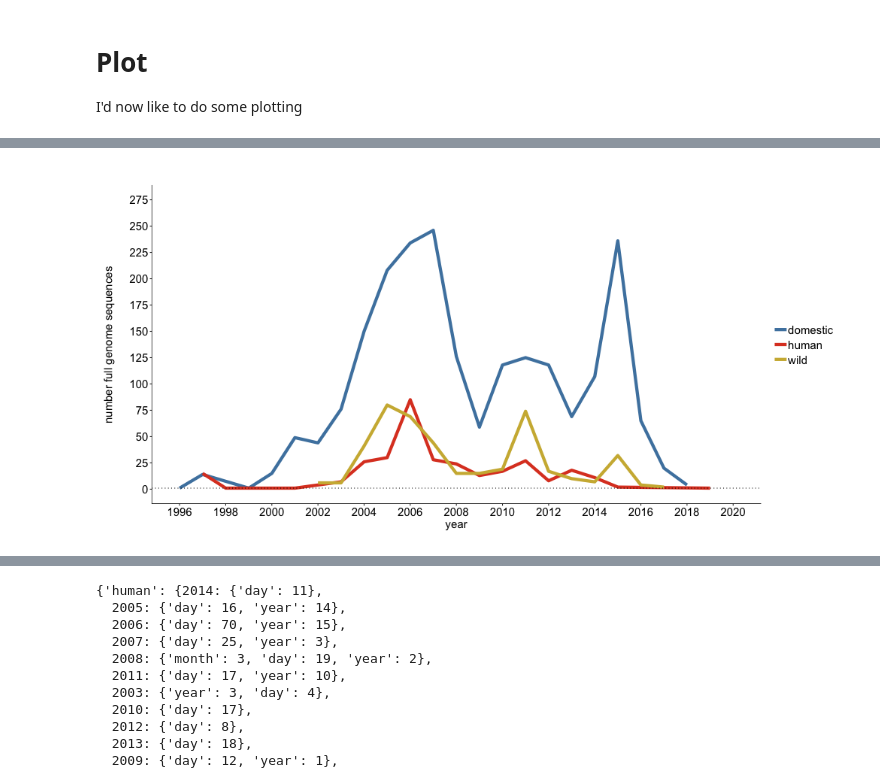
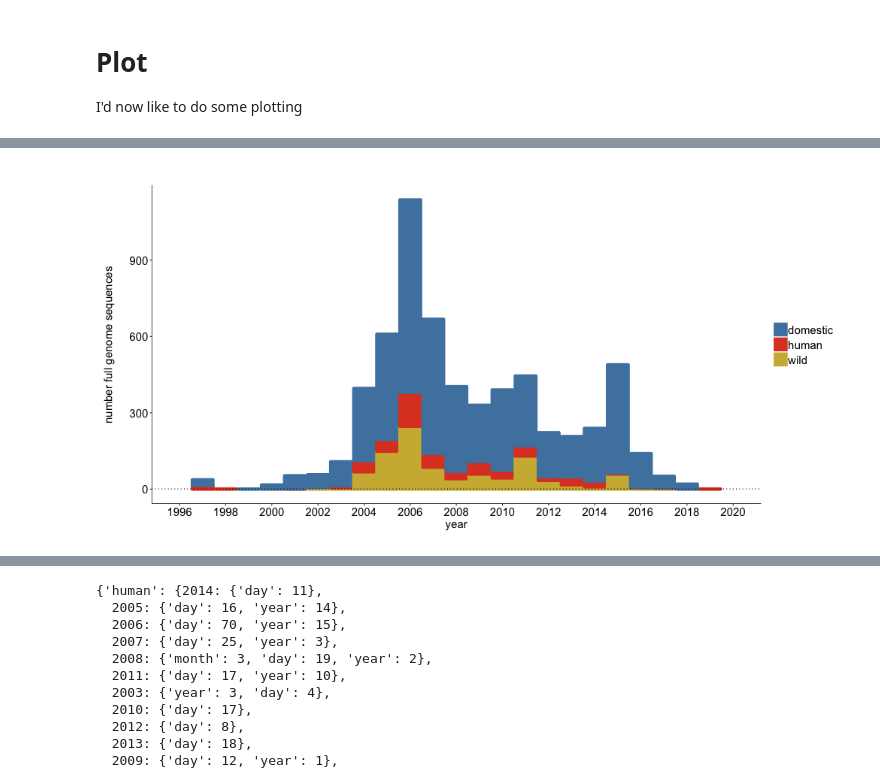
Before and after one commit to lmoncla/h5n1-host-classification, a Jupyter notebook: scripts/summary-statistics-for-avian-dataset.ipynb, the cells around one changed output, grey strips where cells are left out. Drawn from its saved outputs; the diff is of its cells as text; code cells hidden in the pictures.

Commit message:
doing a big update as I resurrect this project and add more data

```diff
--- a/scripts/summary-statistics-for-avian-dataset.ipynb
+++ b/scripts/summary-statistics-for-avian-dataset.ipynb
@@ -21,5 +97,5 @@ I have subsetted down my data to include only full genome sequences. I would now
 # %%
-def read_metadata_file(metadata_file, output_dict):
+def read_metadata_file(metadata_file, output_dict, h5n1_clades_dict, clade_mapping):
 
     with open(metadata_file, "r") as infile:
         for line in infile:
@@ -34,11 +110,18 @@ def read_metadata_file(metadata_file, output_dict):
                 annotation_method = line.split("\t")[14]
                 genbank_id = line.split("\t")[15]
 
+                if strain in h5n1_clades_dict:
+                    clade = h5n1_clades_dict[strain]
+                    clade_group = clade_mapping[clade]
+                else:
+                    clade = "?"
+                    clade_group = "unknown"
 
                 if strain not in output_dict:
                     output_dict[strain] = {"accessions":[accession],"date":date, "region":region, "country":country,
                                        "domestic_wild":domestic_wild,"host_group":host_group,
-                                       "annotation_method":annotation_method,"genbank_id":[genbank_id]}
+                                       "annotation_method":annotation_method,"genbank_id":[genbank_id],
+                                          "clade":clade, "clade_group":clade_group}
                 else:
                     output_dict[strain]['accessions'].append(accession)
                     output_dict[strain]['genbank_id'].append(genbank_id)
@@ -46,12 +129,12 @@ def read_metadata_file(metadata_file, output_dict):
     return(output_dict)
 # %%
 metadata_directory = "/Users/lmoncla/src/h5n1-host-classification/metadata-with-annotations/"
-genes = ['pb2','pb1','pa','ha','np','na','mp','ns']
+genes = ['ha']#['pb2','pb1','pa','ha','np','na','mp','ns']
 all_full_genomes_dict = {}
 
 for g in genes:
-    metadata_file = metadata_directory + "metadata_h5n1_"+g+"-full-genomes-only-2020-10-07.txt"
-    all_full_genomes_dict = read_metadata_file(metadata_file, all_full_genomes_dict)
+    metadata_file = metadata_directory + "metadata_h5n1_"+g+"_final_2020-09-30.tsv"
+    all_full_genomes_dict = read_metadata_file(metadata_file, all_full_genomes_dict, h5n1_clades_dict, clade_mapping)
 # %%
 print(len(all_full_genomes_dict))
 # %% [output]
@@ -58,0 +144,8 @@ print(len(all_full_genomes_dict))
+# %%
+deduped_fasta = "/Users/lmoncla/src/h5n1-host-classification/metadata-with-annotations/sequences_h5n1_ha-full-genomes-only-2020-10-07.fasta"
+#deduped_fasta = "/Users/lmoncla/src/h5n1-host-classification/metadata-with-annotations/sequences_h5n1_ha-full-genomes-deduped-2020-11-16.fasta"
+# %%
+deduped_strains = []
+for seq in SeqIO.parse(deduped_fasta, "fasta"):
+    strain = seq.description
+    deduped_strains.append(strain)
@@ -264,35 +370,36 @@ output_directory = "/Users/lmoncla/src/h5n1-host-classification/figures"
 require(ggplot2)
 library(ggplot2)
 
 df$date = as.Date(df$date)
 df$year = as.numeric(df$year)
-p <- ggplot(data=df, aes(x=year, group=domestic_wild, color=domestic_wild)) +
-    geom_line(stat="count", size=2)+
+p <- ggplot(data=df, aes(x=year, group=domestic_wild, color=domestic_wild, fill=domestic_wild)) +
+    geom_histogram(stat="count", size=2)+
     geom_hline(yintercept=1, linetype = 3)+
     #geom_vline(xintercept=vlines1, size=0.8, linetype='dashed', color = '#808080')+
     labs(x="year",y="number full genome sequences")+
     theme(plot.title = element_text(size=20, hjust=0.5))+
     scale_colour_manual(values=c(domestic="#4E83AE",wild="#CEB540", human="#DE4428"))+
-    scale_y_continuous(limits=c(0,275), breaks=seq(0,275,25))+
+    scale_fill_manual(values=c(domestic="#4E83AE",wild="#CEB540", human="#DE4428"))+
+    #scale_y_continuous(limits=c(0,275), breaks=seq(0,275,25))+
     scale_x_continuous(limits=c(1996,2020), breaks=seq(0,2020,2))+
     theme(panel.grid.major=element_line(colour=NA,size=NA))+
     theme(panel.grid.minor=element_line(colour=NA,size=NA))+
     theme(strip.background = element_rect(colour=NA, fill=NA))+
     theme(axis.line.x=element_line(colour="black"))+
     theme(axis.line.y=element_line(colour="black"))+
     theme(strip.text.x=element_text(size=15))+
     theme(axis.title.y=element_text(size=15, vjust=8))+
     theme(axis.title.x=element_text(size=15))+
     theme(axis.text=element_text(size=15, colour="black"))+
     theme(legend.text=element_text(size=15))+
     theme(legend.title=element_blank())+
     theme(panel.margin=unit(1, "lines"))+
     theme(plot.margin=unit(c(1.0,0.5,0.5,1.0),"cm"))+
     theme(legend.key.size=unit(0.7, "cm"))+
     theme(panel.background=element_rect(fill=NA))+
     theme(legend.key=element_rect(fill=NA))
 
-ggsave("available-seqs-per-year-host-2020-10-14.pdf", p, width = 12, height = 5, path=output_directory)
+ggsave("available-seqs-per-year-host-2022-06-16.pdf", p, width = 12, height = 5, path=output_directory)
 p
 # %% [output]
-[figure, old version]
+[figure, new version]
```
Also changed, not shown: parts of 39 cells of this notebook, 5 other files.
